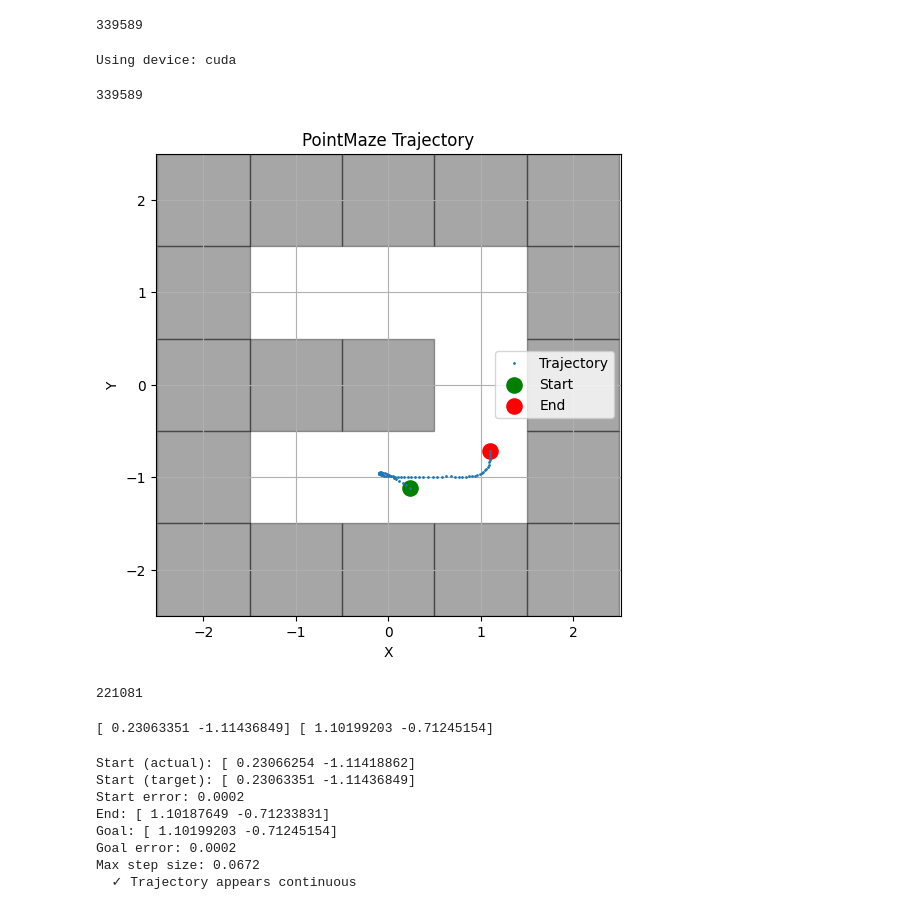
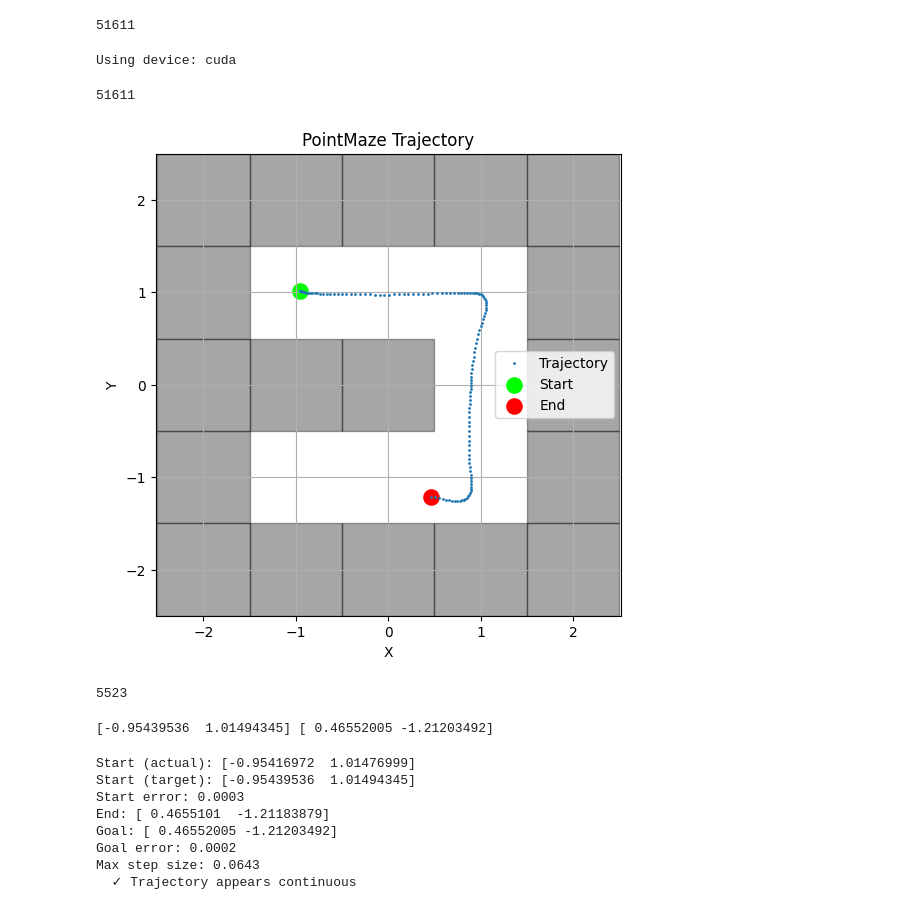
Before and after one commit to logflash/rpmml-project, a Jupyter notebook: rpmml-project/src/rpmml_project/pointmaze/dataset_viz_4.ipynb, the cells around one changed output. Saved outputs shown, nothing was run; the diff lists cells and outputs as text; code cells hidden in the pictures.

Commit message:
Higher step size testing

```diff
--- a/rpmml-project/src/rpmml_project/pointmaze/dataset_viz_4.ipynb
+++ b/rpmml-project/src/rpmml_project/pointmaze/dataset_viz_4.ipynb
@@ -7,7 +7,7 @@ import torch
 # %%
 dataset = MinariTrajectoryDataset(
     dataset_name="D4RL/pointmaze/umaze-v2",
-    horizon=64
+    horizon=128
 )
 # %%
 env = dataset.dataset.recover_environment()
@@ -24,7 +24,7 @@ mj_data = env.data
 # %%
 len(dataset)
 # %% [output]
-339589
+51611
 # %%
 device = "cuda" if torch.cuda.is_available() else "cpu"
 print(f"Using device: {device}")
@@ -46,12 +46,12 @@ import mujoco
 # %%
 print(len(dataset))
 # %% [output]
-339589
+51611
 # %%
 # Sample a trajectory window
 # 32 - 325277
 # 64 - 94808,187934,221081
-idx = 221081#random.randint(0, len(dataset) - 1)
+idx = random.randint(0, len(dataset) - 1)
 traj_norm = dataset[idx]
 traj = dataset.denormalize(traj_norm).numpy()
 xy = traj[:, :2]           # XY coordinates (i.e., flat outputs)
@@ -73,38 +73,38 @@ for geom_id in range(mj_model.ngeom):
 
     pos = mj_model.geom_pos[geom_id]     # center (x, y, z)
     size = mj_model.geom_size[geom_id]   # half-extents (hx, hy, hz)
 
     cx, cy = pos[:2]
     hx, hy = size[:2]
 
     rect = Rectangle(
         (cx - hx, cy - hy),
         2 * hx,
         2 * hy,
         color="black",
         alpha=0.35,
         zorder=0
     )
     ax.add_patch(rect)
 
 # Final figure styling
 ax.set_title("PointMaze Trajectory")
 ax.set_xlabel("X")
 ax.set_ylabel("Y")
 ax.axis("equal")
 ax.grid(True)
 ax.legend()
 plt.xlim(-2.5, +2.5)
 plt.ylim(-2.5, +2.5)
 
 # plt.show()
 plt.savefig("trajectory.png")
 # %% [output]
-[figure, old version]
+[figure, new version]
 # %%
 idx
 # %% [output]
-221081
+5523
 # %%
 current = traj[0].copy()
 # current[0] -= 0.2
@@ -113,7 +113,7 @@ goal = traj[-1].copy()
 # %%
 print(current, goal)
 # %% [output]
-[ 0.23063351 -1.11436849] [ 1.10199203 -0.71245154]
+[-0.95439536  1.01494345] [ 0.46552005 -1.21203492]
 # %%
 reward_fn = CompositeReward([
     StartReachingReward(current[:2], reward_scale=5.0),  # Increased from 10
@@ -123,7 +123,7 @@ reward_fn = CompositeReward([
 
 traj_model = planner.plan(
     current, goal,
-    horizon=64,
+    horizon=128,
     reward_fn=reward_fn,
     guidance_scale=1.0,
     condition_on_start=True,
@@ -147,13 +147,13 @@ if max_jump > 0.2:  # Adjust threshold based on your maze
 else:
     print("  ✓ Trajectory appears continuous")
 # %% [output]
-Start (actual): [ 0.23066254 -1.11418862]
-Start (target): [ 0.23063351 -1.11436849]
-Start error: 0.0002
-End: [ 1.10187649 -0.71233831]
-Goal: [ 1.10199203 -0.71245154]
+Start (actual): [-0.95416972  1.01476999]
+Start (target): [-0.95439536  1.01494345]
+Start error: 0.0003
+End: [ 0.4655101  -1.21183879]
+Goal: [ 0.46552005 -1.21203492]
 Goal error: 0.0002
-Max step size: 0.0672
+Max step size: 0.0643
   ✓ Trajectory appears continuous
 # %%
 traj_model.shape
```
Also changed, not shown: parts of 2 cells of this notebook, 1 other file.
